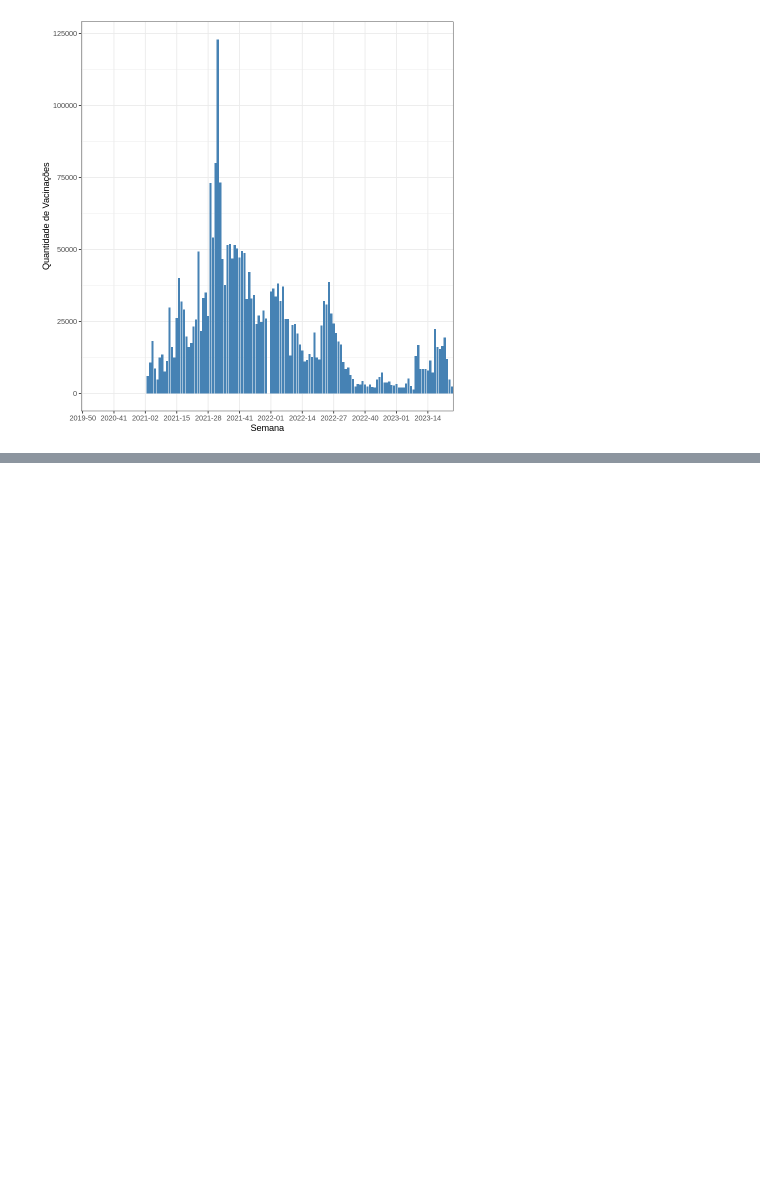
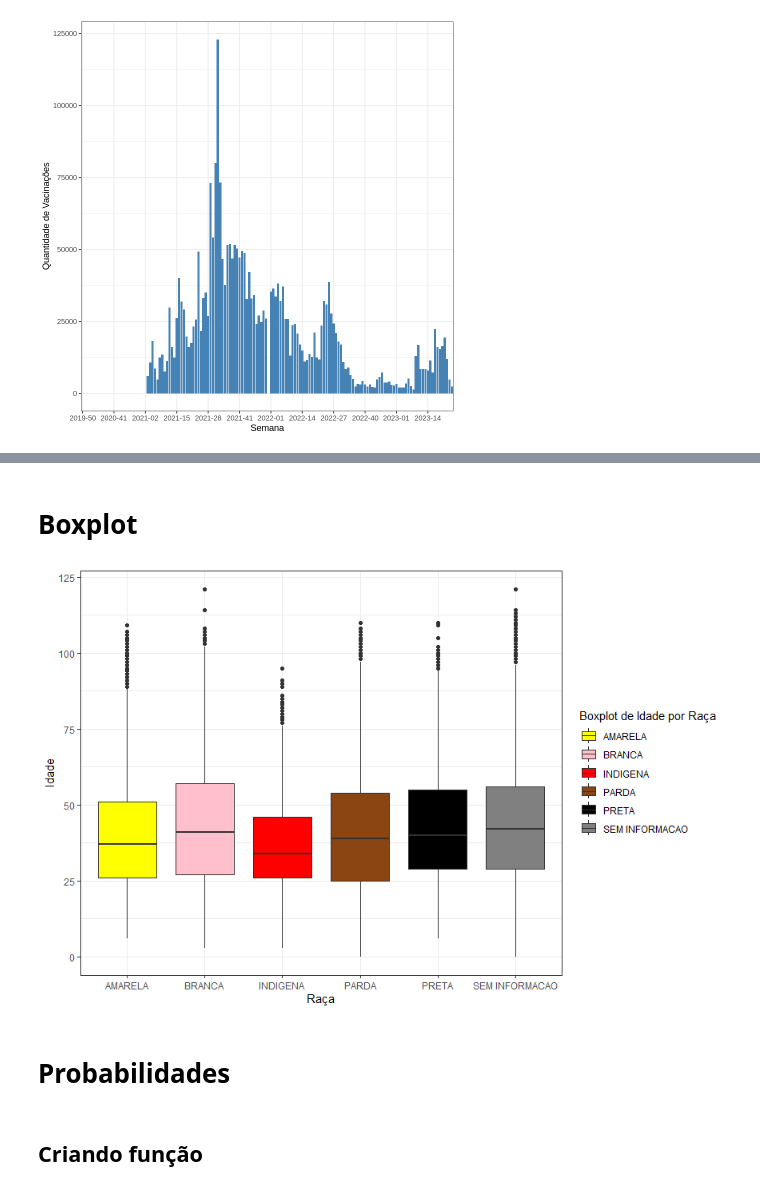
Before and after one commit to zSplath/Estatistica, a Jupyter notebook: Estatistica_Descritiva_Probabilidade_Distrito_Federal.ipynb, the cells around one changed output, grey strips where cells are left out. Saved outputs shown, nothing was run; the diff lists cells and outputs as text; code cells hidden in the pictures; blank space fills up the shorter version.

```diff
--- a/Estatistica_Descritiva_Distrito_Federal.ipynb
+++ b/Estatistica_Descritiva_Probabilidade_Distrito_Federal.ipynb
@@ -421,0 +492,29 @@ print(grafico_vacinacoes)
+# %% [markdown]
+# Boxplot
+# %%
+# Criando o box plot de idade por raça
+boxplot_data <- df_analisedescritiva
+
+# Definindo as cores corretas
+cores <- c("SEM INFORMACAO" = "#808080",
+           "PARDA" = "#8B4513",
+           "BRANCA" = "#FFC0CB",
+           "PRETA" = "#000000",
+           "AMARELA" = "#FFFF00",
+           "INDIGENA" = "#FF0000")
+
+grafico_boxplot <- ggplot(boxplot_data, aes(x = racaCor_valor, y = idade, fill = racaCor_valor)) +
+  geom_boxplot() +
+  labs(x = "Raça", y = "Idade") +
+  scale_fill_manual(values = cores) +
+  theme_bw() +
+  guides(fill = guide_legend(title = "Boxplot de Idade por Raça"))
+
+# Exibir o gráfico
+print(grafico_boxplot)
+# %% [output]
+[figure, added]
+# %% [markdown]
+# Probabilidades
+# %% [markdown]
+## Criando função
```
Also changed, not shown: parts of 13 cells of this notebook.
